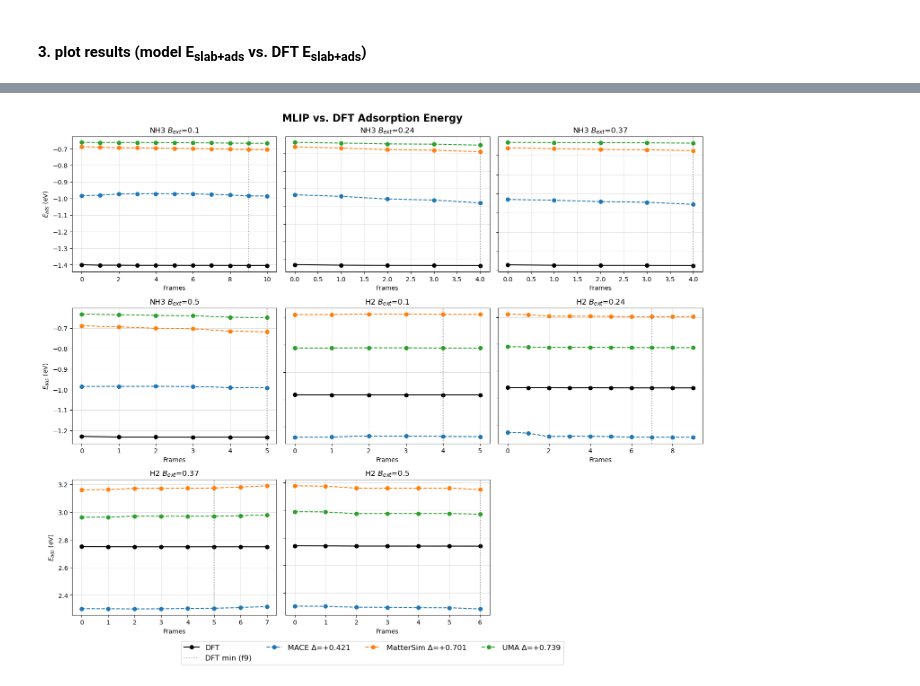
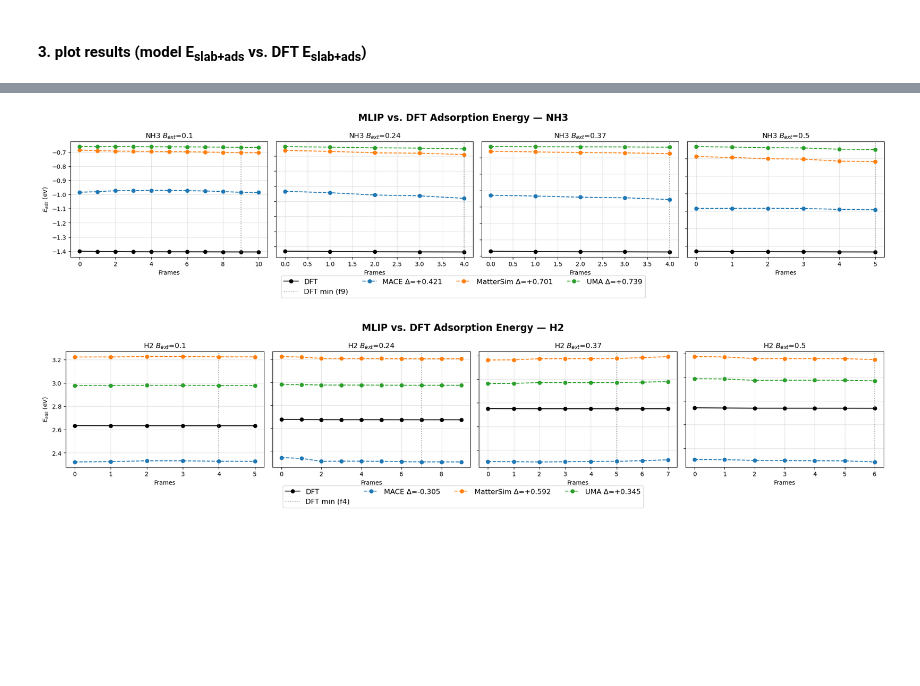
Before and after one commit to zbschwab/ml-catalysis-research, a Jupyter notebook: dft-mlips-comparison-pipline.ipynb, the cells around one changed output, grey strips where cells are left out. Drawn from its saved outputs; the diff is of its cells as text; code cells hidden in the pictures; blank space fills up the shorter version.

Commit message:
rearranged plots for better visibility

```diff
--- a/dft-mlips-comparison-pipline.ipynb
+++ b/dft-mlips-comparison-pipline.ipynb
@@ -121,10 +121,13 @@ for run in RUNS:
 import math
 import matplotlib.pyplot as plt
 from scipy.stats import pearsonr
+from itertools import groupby
 
-ncols = min(len(RUNS), 3)
-nrows = math.ceil(len(RUNS) / 3)
 col_w = 5
+
+# group runs by label to preserve order
+labels = list(dict.fromkeys(r["label"] for r in RUNS))
+runs_by_label = {lbl: [r for r in RUNS if r["label"] == lbl] for lbl in labels}
 # %%
 for run in RUNS:
     frames = read(run["xyz_ads"], index=":")
@@ -239,38 +240,42 @@ plt.show()
 # %%
-# --- Figure 3: Adsorption Energy ---
-fig3, axes3 = plt.subplots(nrows, ncols, figsize=(ncols*col_w, nrows*4))
-axes3 = np.array(axes3).flatten()
-fig3.suptitle("MLIP vs. DFT Adsorption Energy", fontsize=16, fontweight='semibold')
+# --- Figure(s) 3: Adsorption Energy ---
+for lbl, label_runs in runs_by_label.items():
+    ncols = min(len(label_runs), 4)
+    nrows = math.ceil(len(label_runs) / ncols)
+    fig, axes = plt.subplots(nrows, ncols, figsize=(ncols*col_w, nrows*4.5), dpi=100)
+    axes = np.array(axes).flatten()
+    fig.suptitle(f"MLIP vs. DFT Adsorption Energy — {lbl}", fontsize=16, fontweight='semibold')
 
-for i, run in enumerate(RUNS):
-    ax = axes3[i]
-    dft_e   = run["dft"]["energies"]
-    dft_ads = dft_e - run["dft"]["slab_energy"] - run["dft"]["gas_energy"]
-    dft_min = np.argmin(dft_ads)
-    frames  = range(len(dft_e))
-    ax.plot(frames, dft_ads, 'k-o', label="DFT")
-    ax.axvline(dft_min, color='gray', linestyle=':', alpha=0.7, label=f"DFT min (f{dft_min})")
-    for j, (name, *_) in enumerate(MODELS):
-        color = plt.cm.tab10(j)
-        res = np.load(run["results"][name])
-        mlip_ads = res["mlip_energies"] - res["slab_energy"] - res["gas_energy"]
-        err = mlip_ads[dft_min] - dft_ads[dft_min]
-        ax.plot(frames, mlip_ads, '--o', color=color, label=f"{name} Δ={err:+.3f}")
-    ax.set_title(f"{run['label']} $B_{{ext}}$={run['bext']}")
-    ax.set_xlabel("Frames")
-    ax.grid(color='lightgrey', linewidth=0.5)
-    if i % ncols == 0:
-        ax.set_ylabel("$E_{ads}$ (eV)")
-    else:
-        ax.set_yticklabels([])
+    for i, run in enumerate(label_runs):
+        ax = axes[i]
+        dft_e   = run["dft"]["energies"]
+        dft_ads = dft_e - run["dft"]["slab_energy"] - run["dft"]["gas_energy"]
+        dft_min = np.argmin(dft_ads)
+        frames  = range(len(dft_e))
+        ax.plot(frames, dft_ads, 'k-o', label="DFT")
+        ax.axvline(dft_min, color='gray', linestyle=':', alpha=0.7, label=f"DFT min (f{dft_min})")
+        for j, (name, *_) in enumerate(MODELS):
+            color    = plt.cm.tab10(j)
+            res      = np.load(run["results"][name])
+            mlip_ads = res["mlip_energies"] - res["slab_energy"] - res["gas_energy"]
+            err      = mlip_ads[dft_min] - dft_ads[dft_min]
+            ax.plot(frames, mlip_ads, '--o', color=color, label=f"{name} Δ={err:+.3f}")
+        ax.set_title(f"{run['label']} $B_{{ext}}$={run['bext']}")
+        ax.set_xlabel("Frames")
+        ax.grid(color='lightgrey', linewidth=0.5)
+        if i % ncols == 0:
+            ax.set_ylabel("$E_{ads}$ (eV)")
+        else:
+            ax.set_yticklabels([])
 
-for ax in axes3[len(RUNS):]:
-    ax.set_visible(False)
+    for ax in axes[len(label_runs):]:
+        ax.set_visible(False)
 
-handles, labels = axes3[0].get_legend_handles_labels()
-fig3.legend(handles, labels, loc='lower center', ncol=len(MODELS)+1, bbox_to_anchor=(0.5, -0.05), fontsize=12)
-
-plt.tight_layout()
-plt.show()
+    handles, labels_ = axes[0].get_legend_handles_labels()
+    fig.legend(handles, labels_, loc='lower center', ncol=len(MODELS)+1,
+                bbox_to_anchor=(0.5, 0.0), fontsize=12)
+    plt.tight_layout(rect=[0, 0.1, 1, 1])
+    plt.show()
 # %% [output]
-[figure, old version]
+[figure, new version]
+[figure, added]
```
Also changed, not shown: parts of 4 cells of this notebook.
